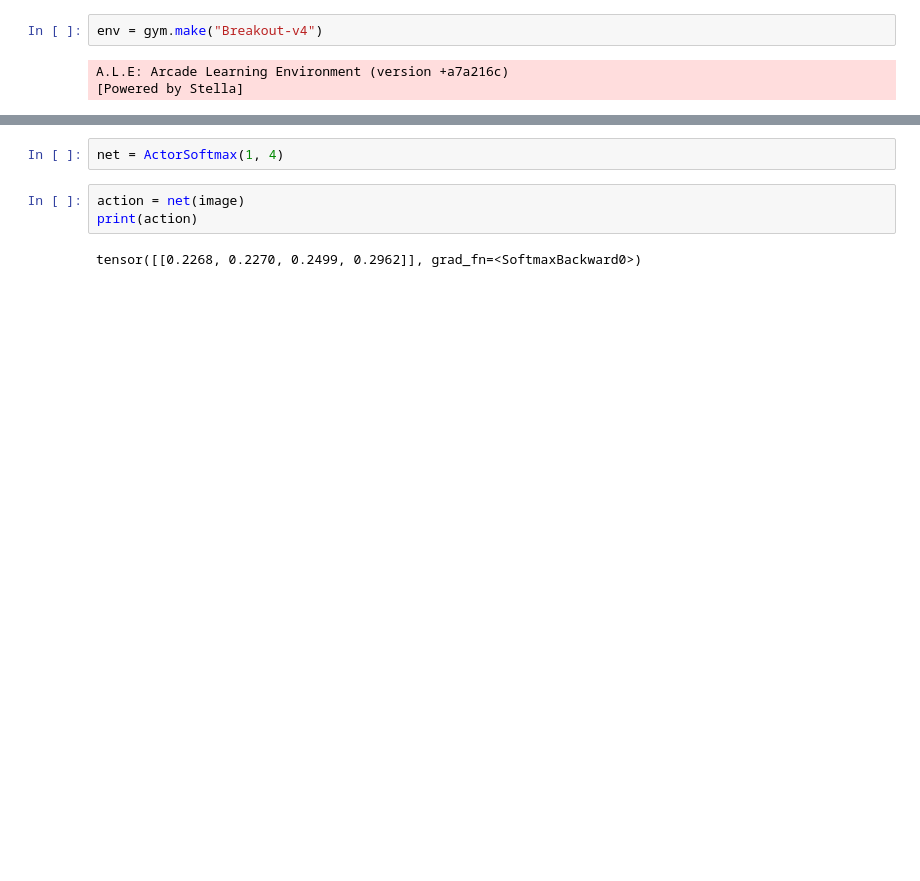
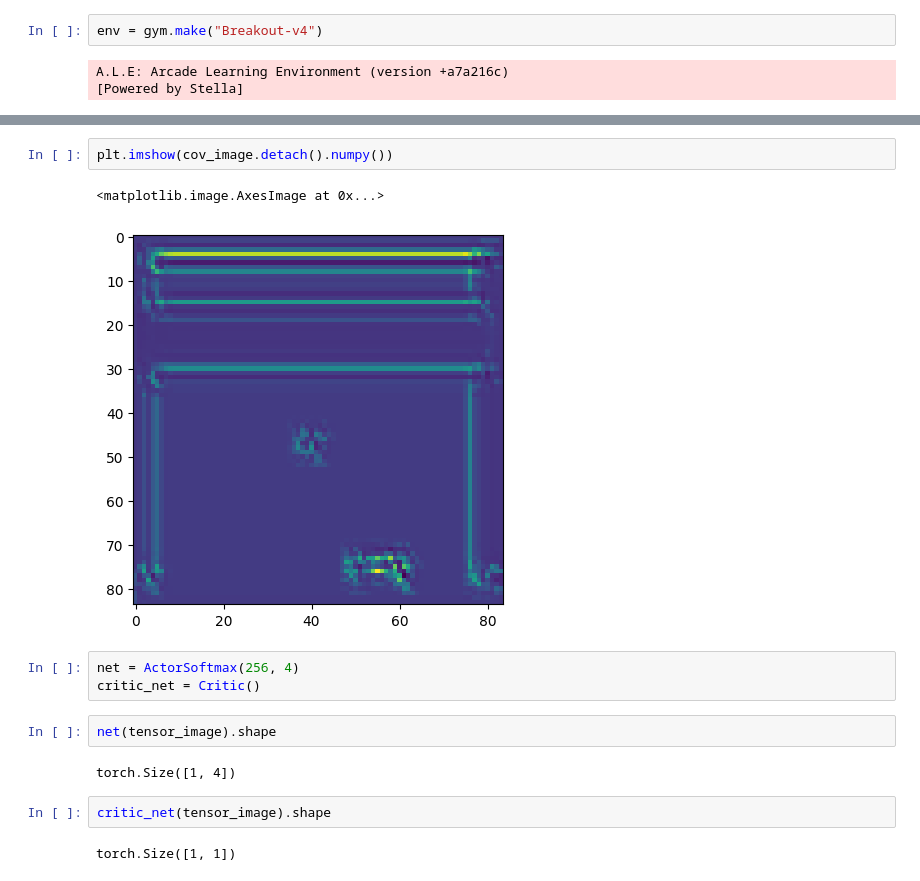
Before and after one commit to Linquer/Ubuntu2004WorkSpace, a Jupyter notebook: AttentionRL/ImageAttentionPPO/99-Test.ipynb, the cells around one changed output, grey strips where cells are left out. Saved outputs shown, nothing was run; the diff lists cells and outputs as text; blank space fills up the shorter version.

```diff
--- a/AttentionRL/ImageAttentionPPO/99-Test.ipynb
+++ b/AttentionRL/ImageAttentionPPO/99-Test.ipynb
@@ -55,7 +47,16 @@ torch.Size([1, 1])
+# %%
+plt.imshow(cov_image.detach().numpy())
+# %% [output]
+<matplotlib.image.AxesImage at 0x...>
+[figure, added]
 # %%
-net = ActorSoftmax(1, 4)
+net = ActorSoftmax(256, 4)
+critic_net = Critic()
-# %%
-action = net(image)
-print(action)
-# %% [output]
-tensor([[0.2268, 0.2270, 0.2499, 0.2962]], grad_fn=<SoftmaxBackward0>)
+# %%
+net(tensor_image).shape
+# %% [output]
+torch.Size([1, 4])
+# %%
+critic_net(tensor_image).shape
+# %% [output]
+torch.Size([1, 1])
```
Also changed, not shown: parts of 17 cells of this notebook, 4 other files.
